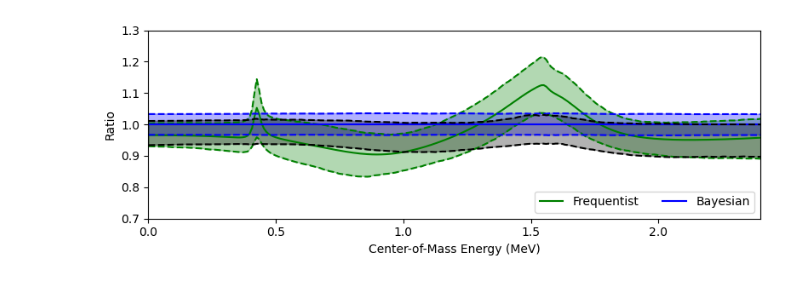
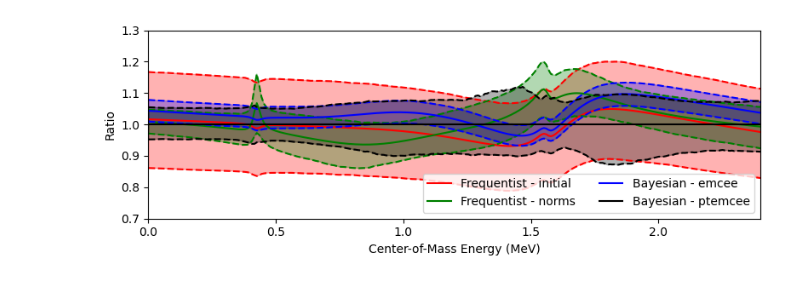
Before and after one commit to skowrons94/12c_pg, a Jupyter notebook: 7_Compare_Results.ipynb, the cells around one changed output. Saved outputs shown, nothing was run; the diff lists cells and outputs as text; code cells hidden in the pictures.

```diff
--- a/7_Compare_Results.ipynb
+++ b/7_Compare_Results.ipynb
@@ -199,43 +200,43 @@ extrap_initial = np.loadtxt("results/initial/data/Segment 1.txt")
 extrap_norms = np.loadtxt("results/norms/data/Segment 1.txt")
 
 # Select the normalization
-norm = extrap_emcee
+norm = extrap_ptemcee
 # %%
 # Plot the extrapolation ratio
 fig = plt.figure(figsize=(8, 3))
 
-#plt.plot( extrap_initial[:,0], extrap_initial[:,1] / extrap_ptemcee[:,1], color="red", label="Frequentist - initial" )
-#plt.fill_between( extrap_initial[:,0], (extrap_initial[:,1] - extrap_initial[:,3]) / norm[:,1], (extrap_initial[:,1] + extrap_initial[:,2]) / norm[:,1], alpha=0.3, color="red" )
-#plt.plot( extrap_initial[:,0], (extrap_initial[:,1] - extrap_initial[:,3]) / norm[:,1], color="red", ls="--" )
-#plt.plot( extrap_initial[:,0], (extrap_initial[:,1] + extrap_initial[:,2]) / norm[:,1]], color="red", ls="--" )
+plt.plot( extrap_initial[:,0], extrap_initial[:,1] / extrap_ptemcee[:,1], color="red", label="Frequentist - initial" )
+plt.fill_between( extrap_initial[:,0], (extrap_initial[:,1] - extrap_initial[:,3]) / norm[:,1], (extrap_initial[:,1] + extrap_initial[:,2]) / norm[:,1], alpha=0.3, color="red" )
+plt.plot( extrap_initial[:,0], (extrap_initial[:,1] - extrap_initial[:,3]) / norm[:,1], color="red", ls="--" )
+plt.plot( extrap_initial[:,0], (extrap_initial[:,1] + extrap_initial[:,2]) / norm[:,1], color="red", ls="--" )
 
-plt.plot( extrap_norms[:,0], extrap_norms[:,1] / norm[:,1], color="green", label="Frequentist" )
+plt.plot( extrap_norms[:,0], extrap_norms[:,1] / norm[:,1], color="green", label="Frequentist - norms" )
 plt.fill_between( extrap_norms[:,0], (extrap_norms[:,1] - extrap_norms[:,3]) / norm[:,1], (extrap_norms[:,1] + extrap_norms[:,2]) / norm[:,1], alpha=0.3, color="green" )
 plt.plot( extrap_norms[:,0], (extrap_norms[:,1] - extrap_norms[:,3])/norm[:,1], color="green", ls="--" )
 plt.plot( extrap_norms[:,0], (extrap_norms[:,1] + extrap_norms[:,2])/norm[:,1], color="green", ls="--" )
 
-plt.plot( extrap_emcee[:,0], extrap_emcee[:,1] / norm[:,1], color="blue", label="Bayesian" )
+plt.plot( extrap_emcee[:,0], extrap_emcee[:,1] / norm[:,1], color="blue", label="Bayesian - emcee" )
 plt.fill_between( extrap_emcee[:,0], (extrap_emcee[:,1] - extrap_emcee[:,3]) / norm[:,1], (extrap_emcee[:,1] + extrap_emcee[:,2]) / norm[:,1], alpha=0.3, color="blue" )
 plt.plot( extrap_emcee[:,0], (extrap_emcee[:,1] - extrap_emcee[:,3]) / norm[:,1], color="blue", ls="--" )
 plt.plot( extrap_emcee[:,0], (extrap_emcee[:,1] + extrap_emcee[:,2]) / norm[:,1], color="blue", ls="--" )
 
-plt.axhline( 1, color="blue" )
+plt.axhline( 1, color="black", label="Bayesian - ptemcee" )
 
 plt.fill_between( extrap_ptemcee[:,0], (extrap_ptemcee[:,1] - extrap_ptemcee[:,3]) / norm[:,1], (extrap_ptemcee[:,1] + extrap_ptemcee[:,2]) / norm[:,1], alpha=0.3, color="black" )
 plt.plot( extrap_ptemcee[:,0], (extrap_ptemcee[:,1] - extrap_ptemcee[:,3]) / norm[:,1], color="black", ls="--" )
 plt.plot( extrap_ptemcee[:,0], (extrap_ptemcee[:,1] + extrap_ptemcee[:,2]) / norm[:,1], color="black", ls="--" )
 
 plt.legend( ncol=2, loc="lower right" )
 
 plt.xlim( 0, 2.4 )
 plt.ylim( 0.7, 1.3 )
 
 plt.ylabel( "Ratio" )
 plt.xlabel( "Center-of-Mass Energy (MeV)" )
 
 plt.tight_layout()
 
 plt.savefig( "results/figures/extrapolation.pdf" )
 plt.show()
 # %% [output]
-[figure, old version]
+[figure, new version]
```
Also changed, not shown: parts of 2 cells of this notebook, 59 other files.
